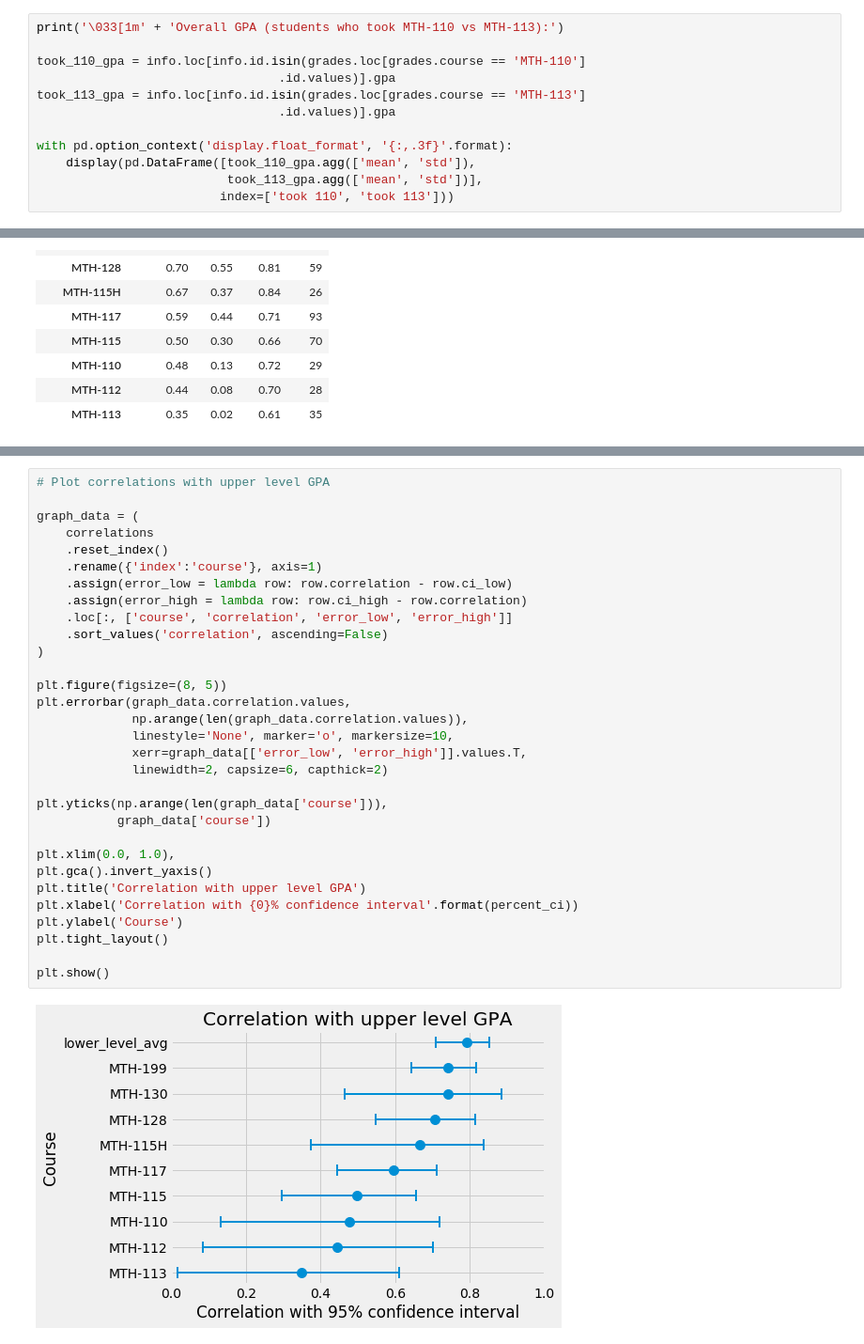
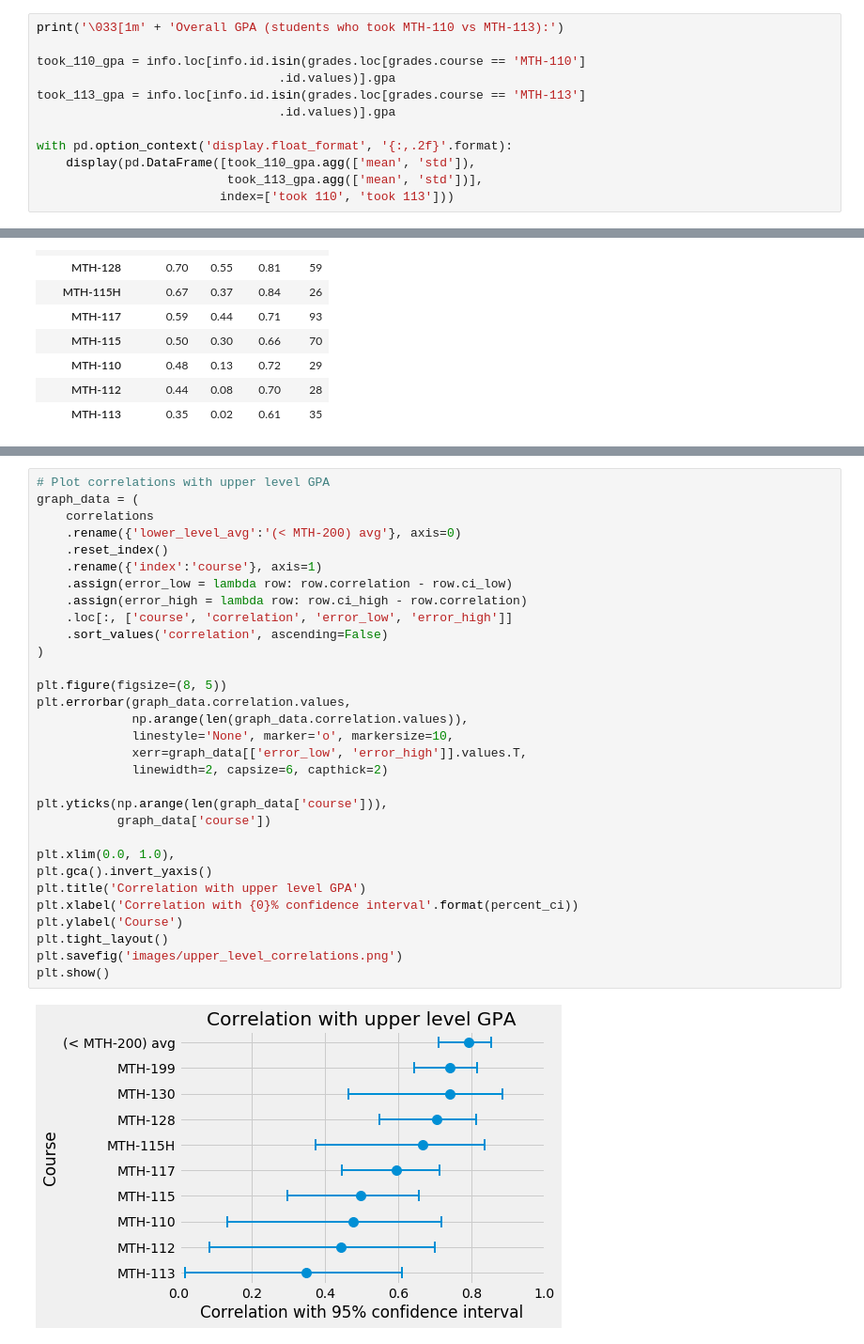
Before and after one commit to pmgasper/union_students, a Jupyter notebook: nb04_hypothesis_testing.ipynb, the cells around one changed output, grey strips where cells are left out. Shown at 94% size. Drawn from its saved outputs; the diff is of its cells as text.

```diff
--- a/nb04_hypothesis_testing.ipynb
+++ b/nb04_hypothesis_testing.ipynb
@@ -192,7 +192,7 @@ took_110_gpa = info.loc[info.id.isin(grades.loc[grades.course == 'MTH-110']
 took_113_gpa = info.loc[info.id.isin(grades.loc[grades.course == 'MTH-113']
                                  .id.values)].gpa
 
-with pd.option_context('display.float_format', '{:,.3f}'.format):
+with pd.option_context('display.float_format', '{:,.2f}'.format):
     display(pd.DataFrame([took_110_gpa.agg(['mean', 'std']),
                           took_113_gpa.agg(['mean', 'std'])],
                          index=['took 110', 'took 113']))
@@ -696,33 +711,33 @@ Correlation of GPA with upper level courses GPA
 # %%
 # Plot correlations with upper level GPA
-
 graph_data = (
     correlations
+    .rename({'lower_level_avg':'(< MTH-200) avg'}, axis=0)
     .reset_index()
     .rename({'index':'course'}, axis=1)
     .assign(error_low = lambda row: row.correlation - row.ci_low)
     .assign(error_high = lambda row: row.ci_high - row.correlation)
     .loc[:, ['course', 'correlation', 'error_low', 'error_high']]
     .sort_values('correlation', ascending=False)
 )
 
 plt.figure(figsize=(8, 5))
 plt.errorbar(graph_data.correlation.values,
              np.arange(len(graph_data.correlation.values)),
              linestyle='None', marker='o', markersize=10,
              xerr=graph_data[['error_low', 'error_high']].values.T,
              linewidth=2, capsize=6, capthick=2)
 
 plt.yticks(np.arange(len(graph_data['course'])),
            graph_data['course'])
 
 plt.xlim(0.0, 1.0),
 plt.gca().invert_yaxis()
 plt.title('Correlation with upper level GPA')
 plt.xlabel('Correlation with {0}% confidence interval'.format(percent_ci))
 plt.ylabel('Course')
 plt.tight_layout()
-
+plt.savefig('images/upper_level_correlations.png')
 plt.show()
 # %% [output]
-[figure, old version]
+[figure, new version]
```
Also changed, not shown: parts of 5 cells of this notebook, 1 other file.
